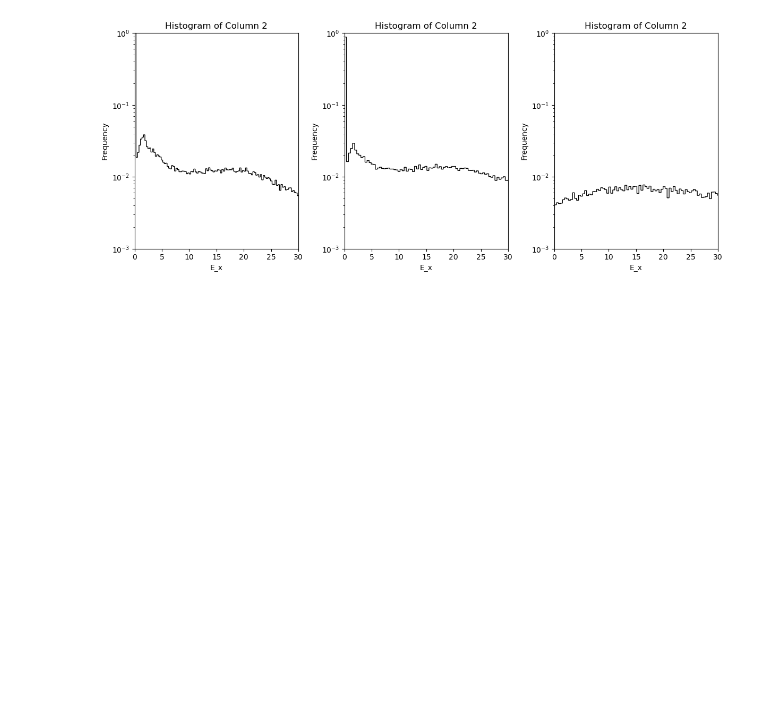
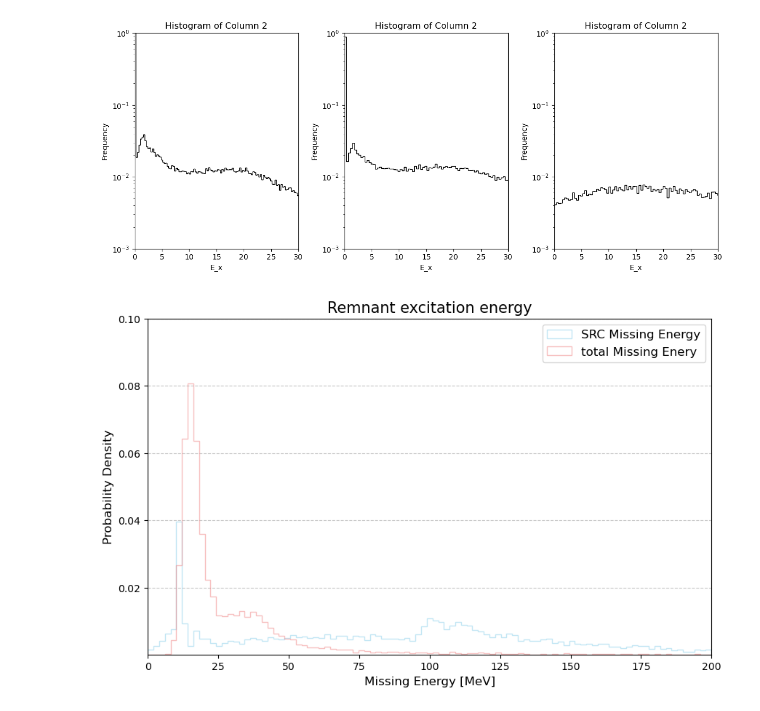
Before and after one commit to patrickstowell/INCL_GenericInterface, a Jupyter notebook: energyhisto.ipynb, the cells around one changed output. Saved outputs shown, nothing was run; the diff lists cells and outputs as text; code cells hidden in the pictures; blank space fills up the shorter version.

```diff
--- a/energyhisto.ipynb
+++ b/energyhisto.ipynb
@@ -591,3 +593,55 @@ plt.tight_layout()
 plt.show()
 # %% [output]
 [figure]
+# %%
+import pandas as pd
+import numpy as np
+import matplotlib.pyplot as plt
+
+# --- 1. Load and clean the first dataset ---
+file_path1 = 'SRC_missing_energy.txt'
+df1 = pd.read_csv(file_path1, header=None, names=['Values'])
+df1['Values'] = pd.to_numeric(df1['Values'], errors='coerce')
+df1 = df1.dropna().reset_index(drop=True)
+
+# --- 2. Load and clean the second dataset ---
+file_path2 = 'e_miss_preswap_TN.txt'
+df2 = pd.read_csv(file_path2, header=None, names=['Values'])
+df2['Values'] = pd.to_numeric(df2['Values'], errors='coerce')
+df2 = df2.dropna().reset_index(drop=True)
+
+# --- 3. Create the plot ---
+plt.figure(figsize=(10, 6))
+
+# Define common bins to ensure identical bin sizes for both datasets.
+# Adjust the number of bins (e.g., 1000) or the range (0 to 200) as needed.
+bins = np.linspace(0, 200, 100)
+
+# Plot first dataset
+plt.hist(df1['Values'], bins=bins, color='skyblue', edgecolor='skyblue',
+         alpha=0.5, density=True, label='SRC Missing Energy',histtype="step")
+
+# Plot second dataset
+plt.hist(df2['Values'], bins=bins, color='lightcoral', edgecolor='lightcoral',
+         alpha=0.5, density=True, label='total Missing Enery', histtype="step")
+
+# --- 4. Add labels and styling ---
+plt.title('Remnant excitation energy', fontsize=15)
+plt.xlabel('Missing Energy [MeV]', fontsize=12)
+plt.ylabel('Probability Density', fontsize=12)
+
+# Set axes limits
+plt.xlim(0, 200)
+
+# Note: Your original code had plt.ylim(0, 0.01) then plt.ylim(1e-4, 0.1).
+# I kept the second one. If you meant to use a log scale, you can uncomment the line below.
+plt.ylim(1e-4, 0.1)
+# plt.yscale('log')
+
+plt.grid(axis='y', linestyle='--', alpha=0.7)
+plt.legend(fontsize=12)
+
+# Show the plot
+plt.show()
+# %% [output]
+[figure, added]
```
Also changed, not shown: parts of 23 cells of this notebook, 9 other files.
